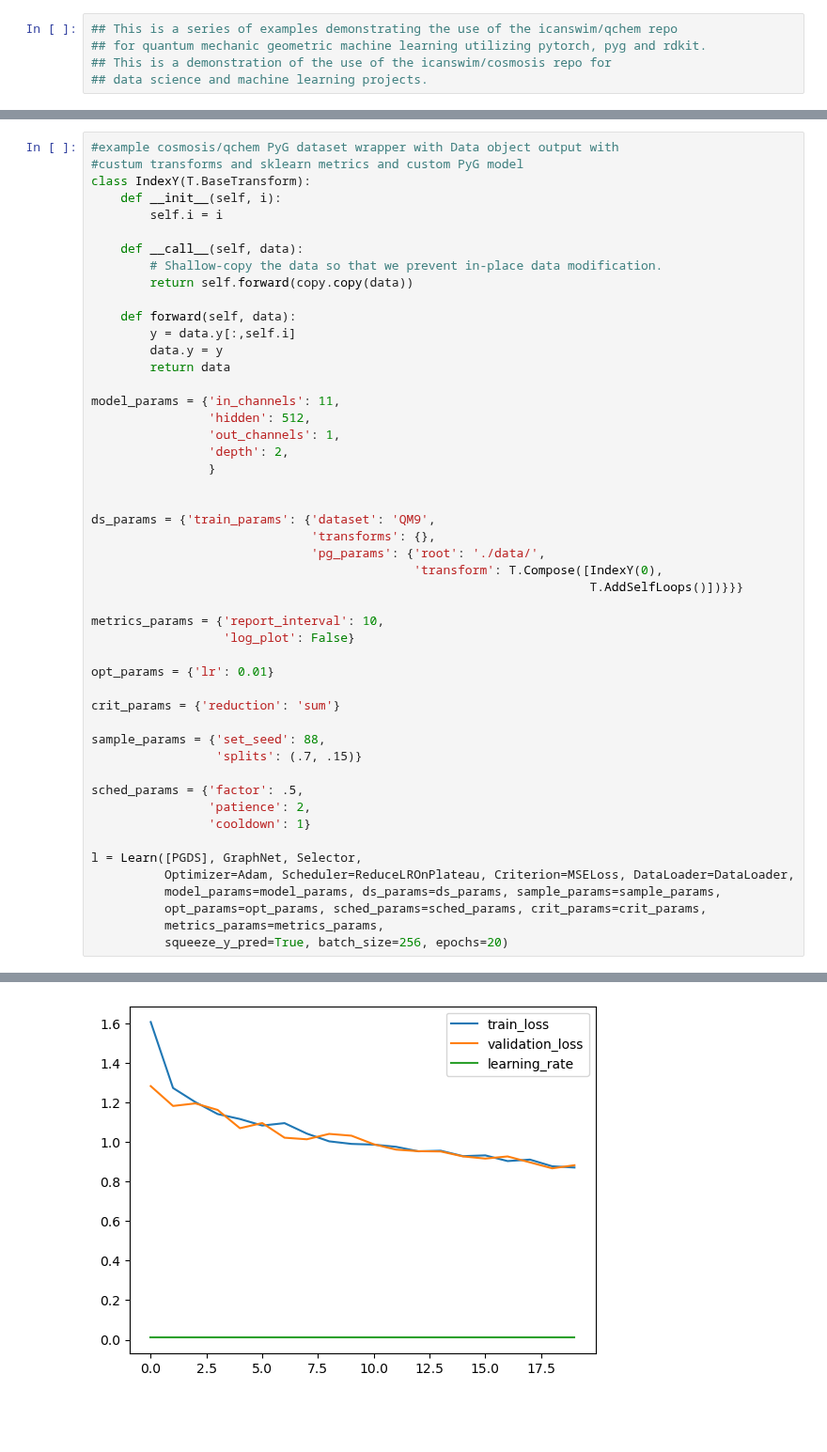
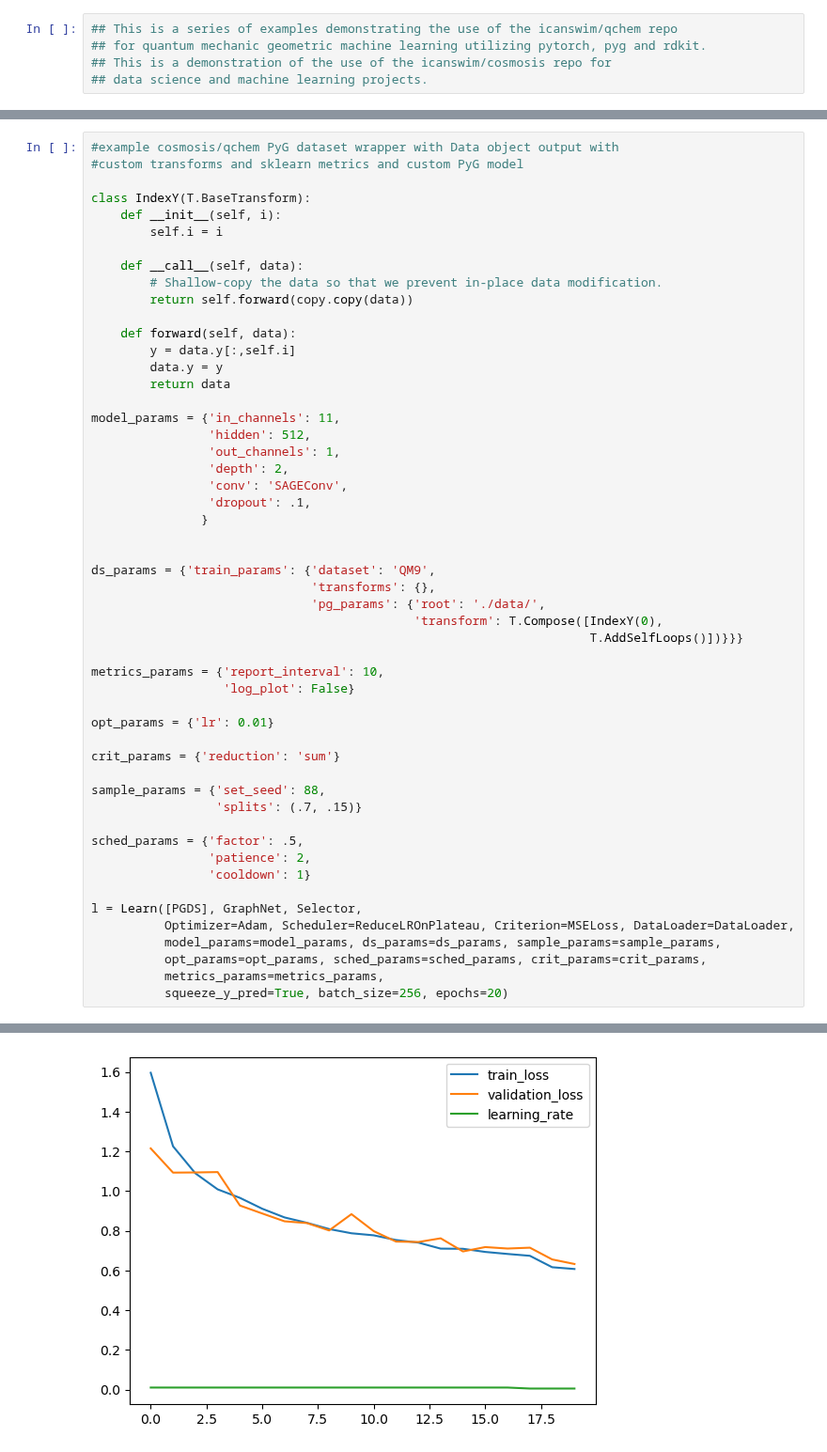
Before and after one commit to icanswim/qchem, a Jupyter notebook: experiment.ipynb, the cells around one changed output, grey strips where cells are left out. Shown at 94% size. Drawn from its saved outputs; the diff is of its cells as text; blank space fills up the shorter version.

Commit message:
updates to the modeling mechanisms.  working. push to main.

```diff
--- a/experiment.ipynb
+++ b/experiment.ipynb
@@ -132,6 +195,7 @@ l = Learn([QM9], FFNet, Selector,
 # %%
 #example cosmosis/qchem PyG dataset wrapper with Data object output with
-#custum transforms and sklearn metrics and custom PyG model
+#custom transforms and sklearn metrics and custom PyG model
+
 class IndexY(T.BaseTransform):
     def __init__(self, i):
         self.i = i
@@ -149,7 +213,9 @@ model_params = {'in_channels': 11,
                 'hidden': 512,
                 'out_channels': 1,
                 'depth': 2,
-                }
+                'conv': 'SAGEConv',
+                'dropout': .1,
+               }
 
 
 ds_params = {'train_params': {'dataset': 'QM9',
@@ -199 +265 @@ learning time: 0:02:42.279939
-[figure, old version]
+[figure, new version]
```
Also changed, not shown: parts of 14 cells of this notebook, 1 other file.
